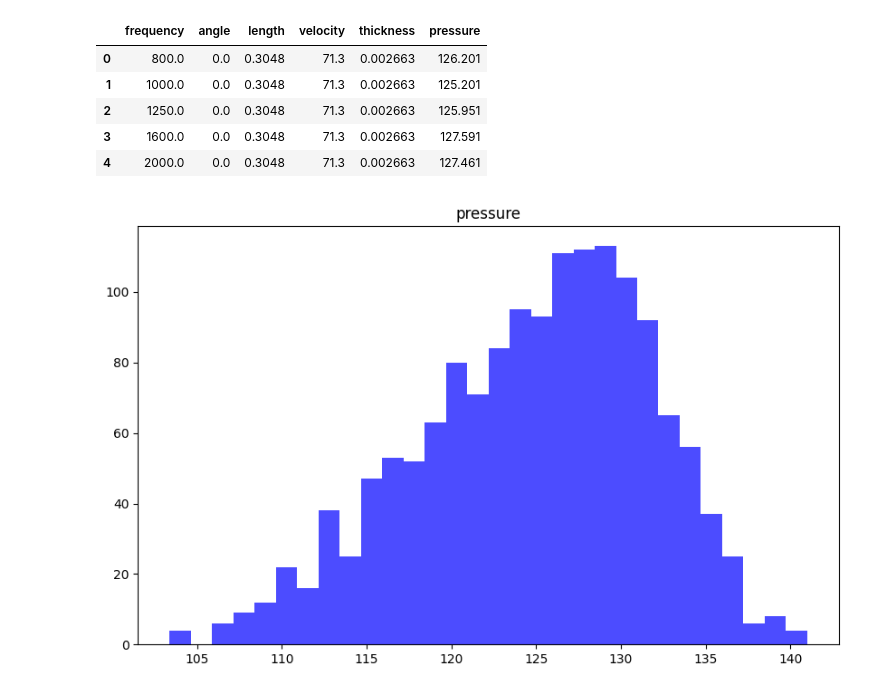
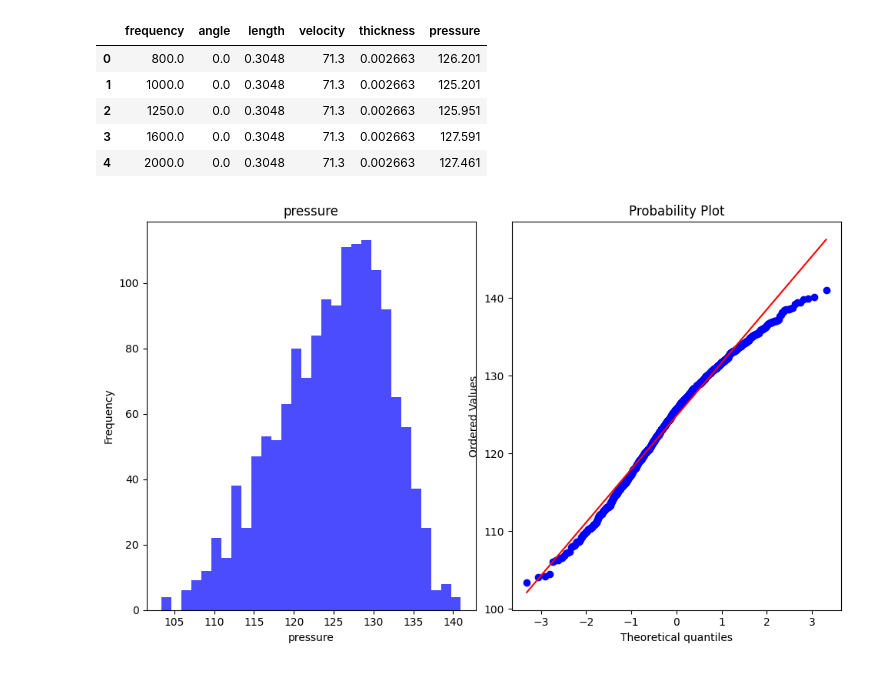
Before and after one commit to lab-jianghao/spark_ml_sample, a Jupyter notebook: 06_normal_distribution_LR.ipynb, the cells around one changed output. Drawn from its saved outputs; the diff is of its cells as text; code cells hidden in the pictures.

```diff
--- a/06_normal_distribution_LR.ipynb
+++ b/06_normal_distribution_LR.ipynb
@@ -49,17 +49,28 @@ df.head()
 | 4 | 2000.0 | 0.0 | 0.3048 | 71.3 | 0.002663 | 127.461 |
 # %%
 import matplotlib.pyplot as plt
+from scipy.stats import probplot
+
 
 target_column = airfoil_self_noise.target.name
 
 plt.figure(figsize=(10, 6))
+
+plt.subplot(1, 2, 1)
 plt.hist(df[target_column], bins=30, color='blue', alpha=0.7)
 plt.title(target_column)
+plt.xlabel(target_column)
+plt.ylabel('Frequency')
+
+plt.subplot(1, 2, 2)
+plt.title(f'Q-Q plot of {target_column}')
+plt.tight_layout()
+
+probplot(df[target_column], dist="norm", plot=plt)
+
 plt.show()
-
-#normal distribution
 # %% [output]
-[figure, old version]
+[figure, new version]
 # %%
 from ast import Pow
 from functools import reduce
```
Also changed, not shown: parts of 1 cell of this notebook.
